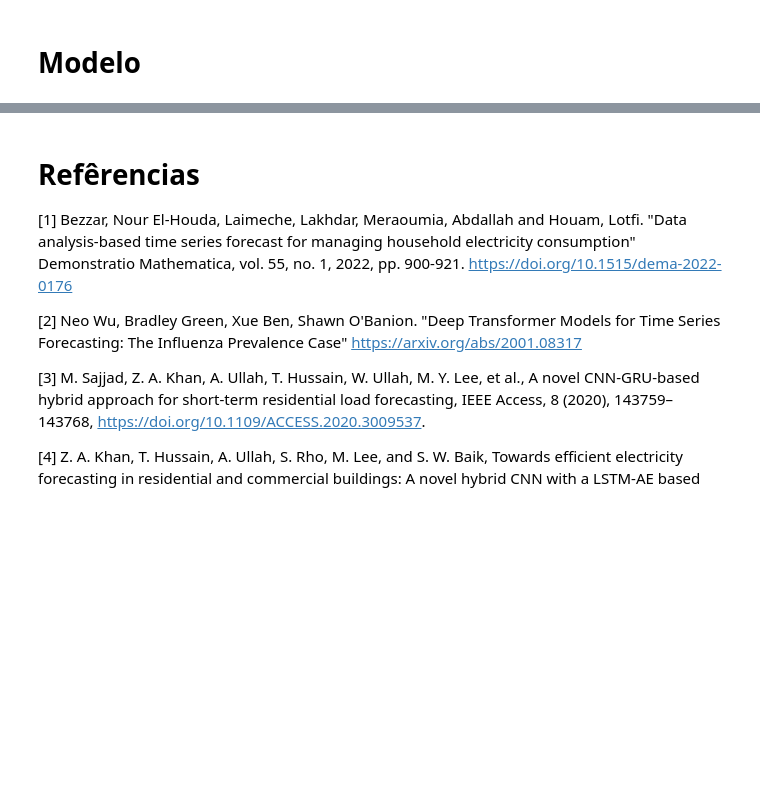
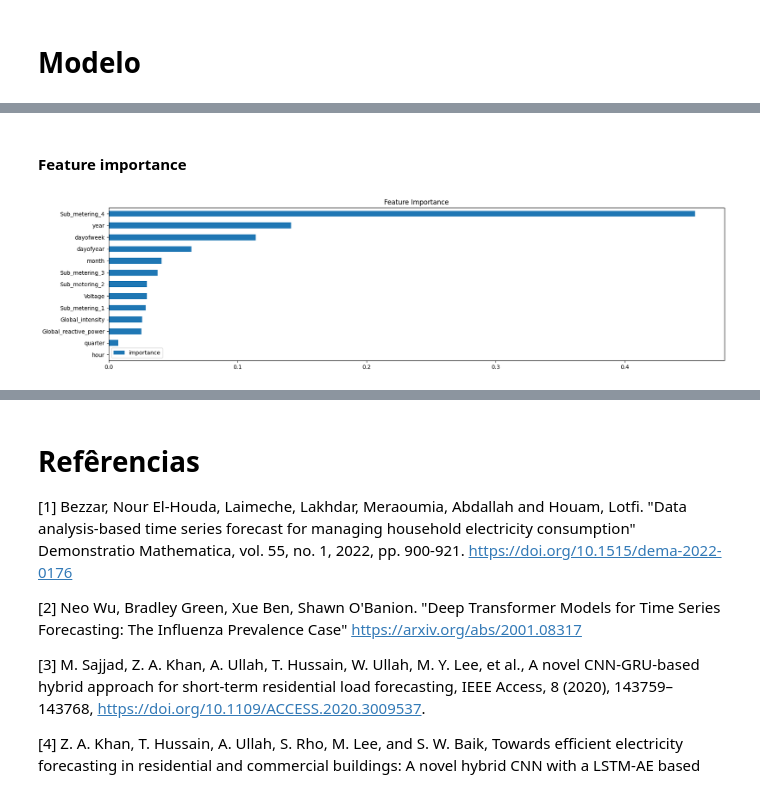
Before and after one commit to carloszan/machine-learning-101, a Jupyter notebook: Analysis.ipynb, the cells around one changed output, grey strips where cells are left out. Drawn from its saved outputs; the diff is of its cells as text; code cells hidden in the pictures; blank space fills up the shorter version.

```diff
--- a/Analysis.ipynb
+++ b/Analysis.ipynb
@@ -475,0 +574,19 @@ daily_shifted_df.head()
+# %%
+FEATURES = ["Global_reactive_power","Voltage","Global_intensity","Sub_metering_1","Sub_metering_2","Sub_metering_3","Sub_metering_4","hour","dayofweek","quarter","month","year","dayofyear"]
+
+TARGET = ["Global_active_power"]
+
+train_df = daily_shifted_df[:'2009-12-31'].fillna(0.0)
+test_df = daily_resampled_df['2010-01-01':].fillna(0.0)
+
+X_train = train_df[FEATURES]
+y_train = train_df[TARGET]
+
+X_test = test_df[FEATURES]
+y_test = test_df[TARGET]
+# %%
+reg = xgb.XGBRegressor()
+
+reg.fit(X_train, y_train,
+        eval_set=[(X_train, y_train), (X_test, y_test)],
+        verbose=False)
@@ -475,0 +605,11 @@ daily_shifted_df.head()
+# %% [markdown]
+#### Feature importance
+# %%
+fi = pd.DataFrame(data=reg.feature_importances_,
+                  index=reg.feature_names_in_,
+                  columns=['importance'])
+# %%
+fi.sort_values('importance').plot(kind='barh', title="Feature Importance")
+plt.show()
+# %% [output]
+[figure, added]
```
Also changed, not shown: parts of 56 cells of this notebook.
